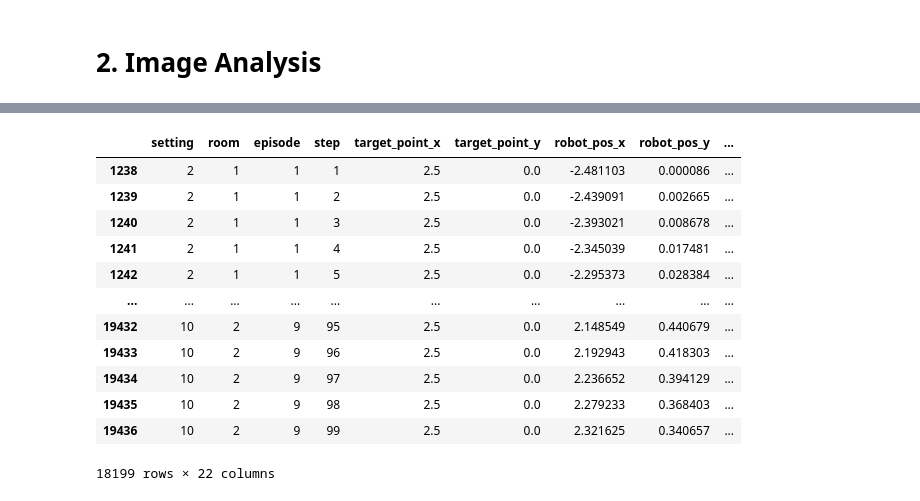
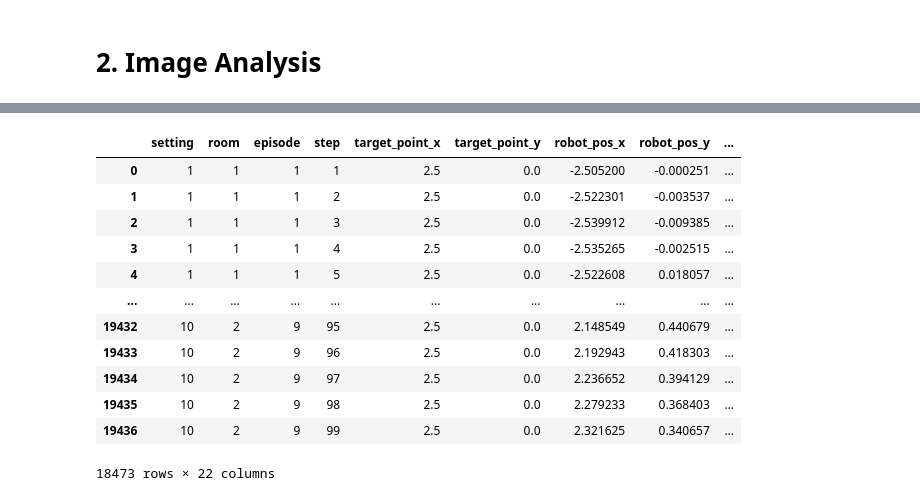
Before and after one commit to Tr3itz/CLEncoderRobotNav, a Jupyter notebook: dataset_analysis.ipynb, the cells around one changed output, grey strips where cells are left out. Drawn from its saved outputs; the diff is of its cells as text; code cells hidden in the pictures.

```diff
--- a/dataset_analysis.ipynb
+++ b/dataset_analysis.ipynb
@@ -140,18 +140,18 @@ Name: 90, dtype: object
 # %%
-# Look for positive and negative examples in either other rooms or settings
-other_set_df = ep_dfs[(ep_dfs['room'] != anchor_rec['room']) | (ep_dfs['setting'] != anchor_rec['setting'])].copy()
-other_set_df
+# Look for positive examples in either other rooms or settings
+pos_df = ep_dfs[(ep_dfs['room'] != anchor_rec['room']) | (ep_dfs['setting'] != anchor_rec['setting'])].copy()
+pos_df
 # %% [output]
 |  | setting | room | episode | step | target_point_x | target_point_y | robot_pos_x | robot_pos_y | ... |
-| 1238 | 2 | 1 | 1 | 1 | 2.5 | 0.0 | -2.481103 | 0.000086 | ... |
-| 1239 | 2 | 1 | 1 | 2 | 2.5 | 0.0 | -2.439091 | 0.002665 | ... |
-| 1240 | 2 | 1 | 1 | 3 | 2.5 | 0.0 | -2.393021 | 0.008678 | ... |
-| 1241 | 2 | 1 | 1 | 4 | 2.5 | 0.0 | -2.345039 | 0.017481 | ... |
-| 1242 | 2 | 1 | 1 | 5 | 2.5 | 0.0 | -2.295373 | 0.028384 | ... |
+| 0 | 1 | 1 | 1 | 1 | 2.5 | 0.0 | -2.505200 | -0.000251 | ... |
+| 1 | 1 | 1 | 1 | 2 | 2.5 | 0.0 | -2.522301 | -0.003537 | ... |
+| 2 | 1 | 1 | 1 | 3 | 2.5 | 0.0 | -2.539912 | -0.009385 | ... |
+| 3 | 1 | 1 | 1 | 4 | 2.5 | 0.0 | -2.535265 | -0.002515 | ... |
+| 4 | 1 | 1 | 1 | 5 | 2.5 | 0.0 | -2.522608 | 0.018057 | ... |
 | ... | ... | ... | ... | ... | ... | ... | ... | ... | ... |
 | 19432 | 10 | 2 | 9 | 95 | 2.5 | 0.0 | 2.148549 | 0.440679 | ... |
 | 19433 | 10 | 2 | 9 | 96 | 2.5 | 0.0 | 2.192943 | 0.418303 | ... |
 | 19434 | 10 | 2 | 9 | 97 | 2.5 | 0.0 | 2.236652 | 0.394129 | ... |
 | 19435 | 10 | 2 | 9 | 98 | 2.5 | 0.0 | 2.279233 | 0.368403 | ... |
 | 19436 | 10 | 2 | 9 | 99 | 2.5 | 0.0 | 2.321625 | 0.340657 | ... |
-18199 rows × 22 columns
+18473 rows × 22 columns
```
Also changed, not shown: parts of 15 cells of this notebook, 4 other files.
